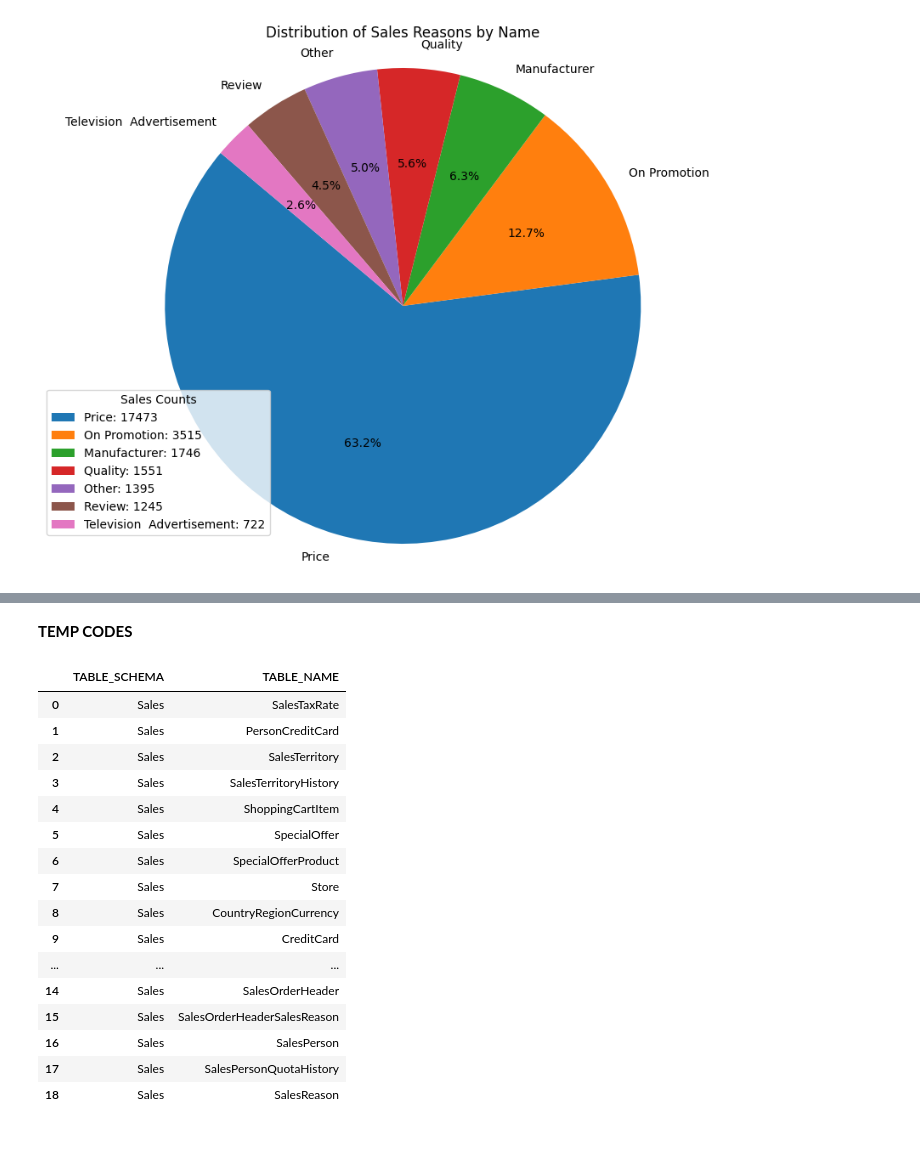
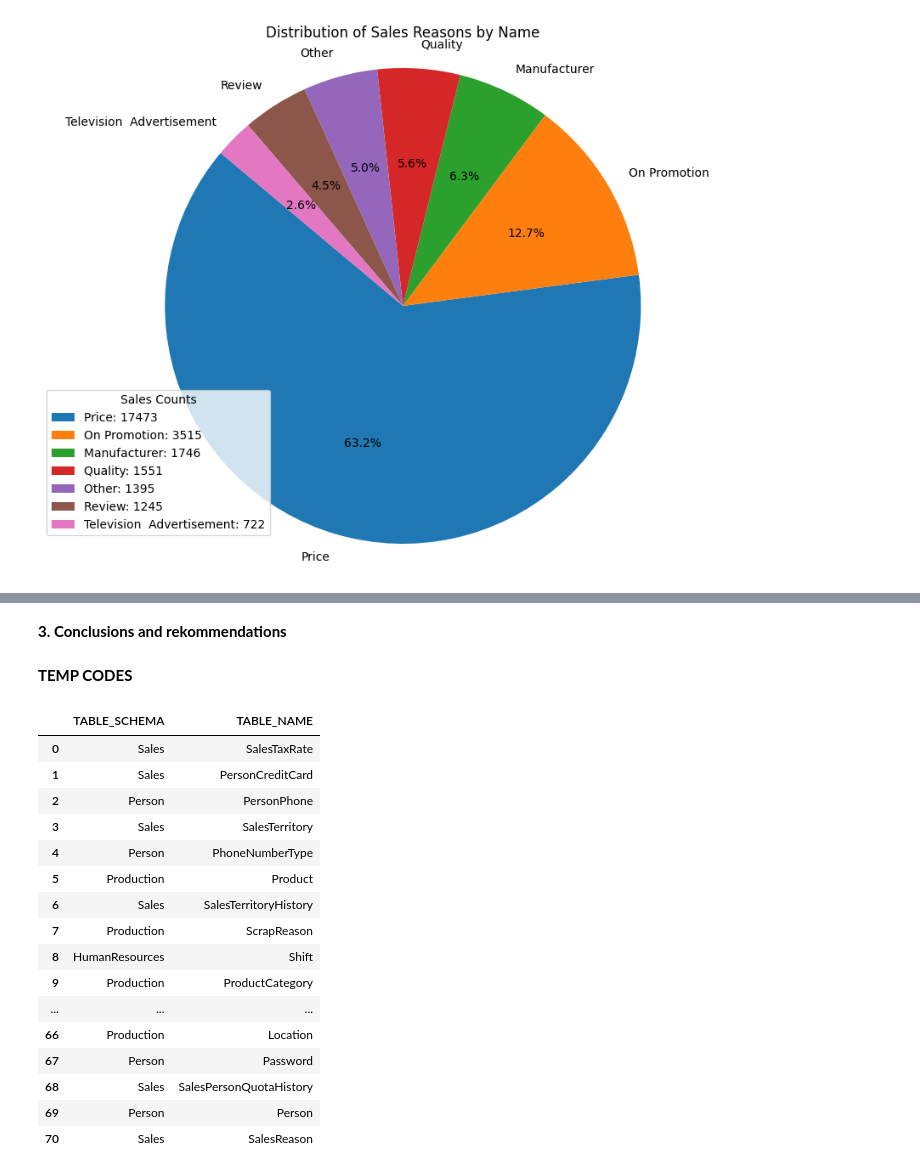
Before and after one commit to IsaacHog/ec-data-science-24, a Jupyter notebook: sql/isaac_hogfeldt_kunskapskontroll_sql.ipynb, the cells around one changed output, grey strips where cells are left out. Saved outputs shown, nothing was run; the diff lists cells and outputs as text; code cells hidden in the pictures; blank space fills up the shorter version.

```diff
--- a/sql/isaac_hogfeldt_kunskapskontroll_sql.ipynb
+++ b/sql/isaac_hogfeldt_kunskapskontroll_sql.ipynb
@@ -180,32 +227,34 @@ if df_sales_reasons is not None:
+# %% [markdown]
+<b>3. Conclusions and rekommendations</b>
 # %% [markdown]
 <b>TEMP CODES</b>
 # %%
 query_test = """
 SELECT TABLE_SCHEMA, TABLE_NAME
 FROM INFORMATION_SCHEMA.TABLES
-WHERE TABLE_TYPE = 'BASE TABLE' AND TABLE_SCHEMA = 'Sales';
+WHERE TABLE_TYPE = 'BASE TABLE';
 """
 
 df_test = run_query(query_test)
 if df_test is not None:
     display(df_test)
 # %% [output]
 |  | TABLE_SCHEMA | TABLE_NAME |
 | 0 | Sales | SalesTaxRate |
 | 1 | Sales | PersonCreditCard |
-| 2 | Sales | SalesTerritory |
-| 3 | Sales | SalesTerritoryHistory |
-| 4 | Sales | ShoppingCartItem |
-| 5 | Sales | SpecialOffer |
-| 6 | Sales | SpecialOfferProduct |
-| 7 | Sales | Store |
-| 8 | Sales | CountryRegionCurrency |
-| 9 | Sales | CreditCard |
+| 2 | Person | PersonPhone |
+| 3 | Sales | SalesTerritory |
+| 4 | Person | PhoneNumberType |
+| 5 | Production | Product |
+| 6 | Sales | SalesTerritoryHistory |
+| 7 | Production | ScrapReason |
+| 8 | HumanResources | Shift |
+| 9 | Production | ProductCategory |
 | ... | ... | ... |
-| 14 | Sales | SalesOrderHeader |
-| 15 | Sales | SalesOrderHeaderSalesReason |
-| 16 | Sales | SalesPerson |
-| 17 | Sales | SalesPersonQuotaHistory |
-| 18 | Sales | SalesReason |
+| 66 | Production | Location |
+| 67 | Person | Password |
+| 68 | Sales | SalesPersonQuotaHistory |
+| 69 | Person | Person |
+| 70 | Sales | SalesReason |
 # %%
 query_test2 = """
```
Also changed, not shown: parts of 3 cells of this notebook.
